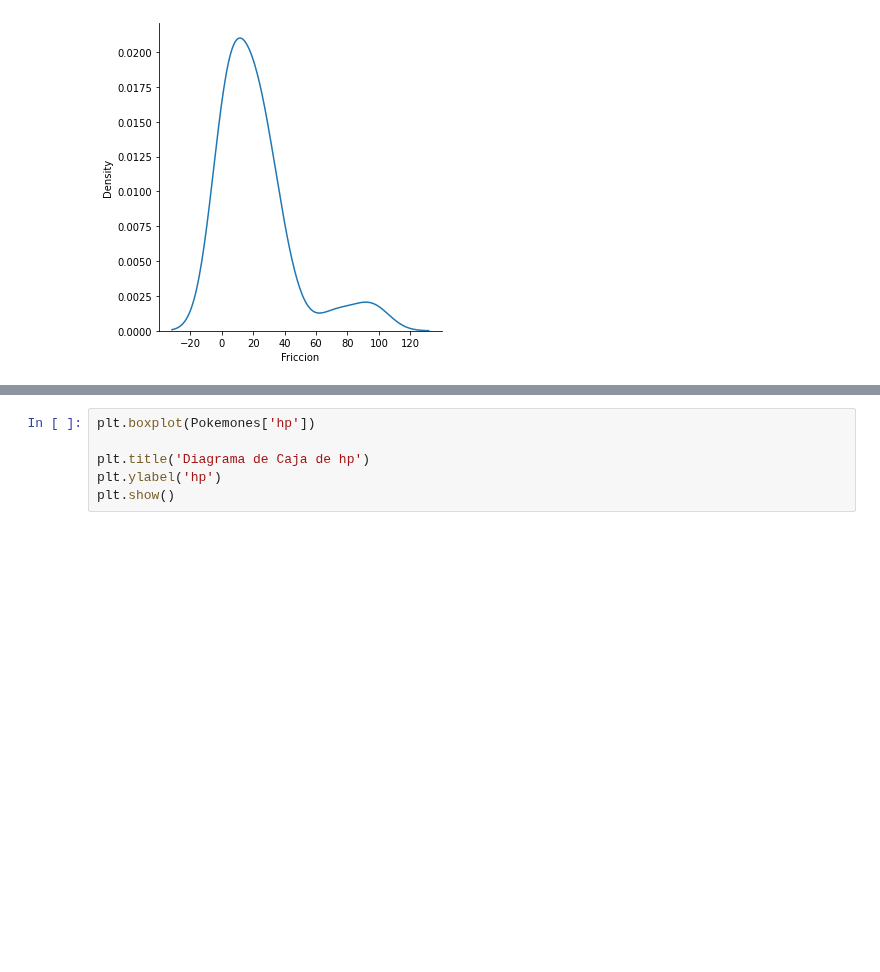
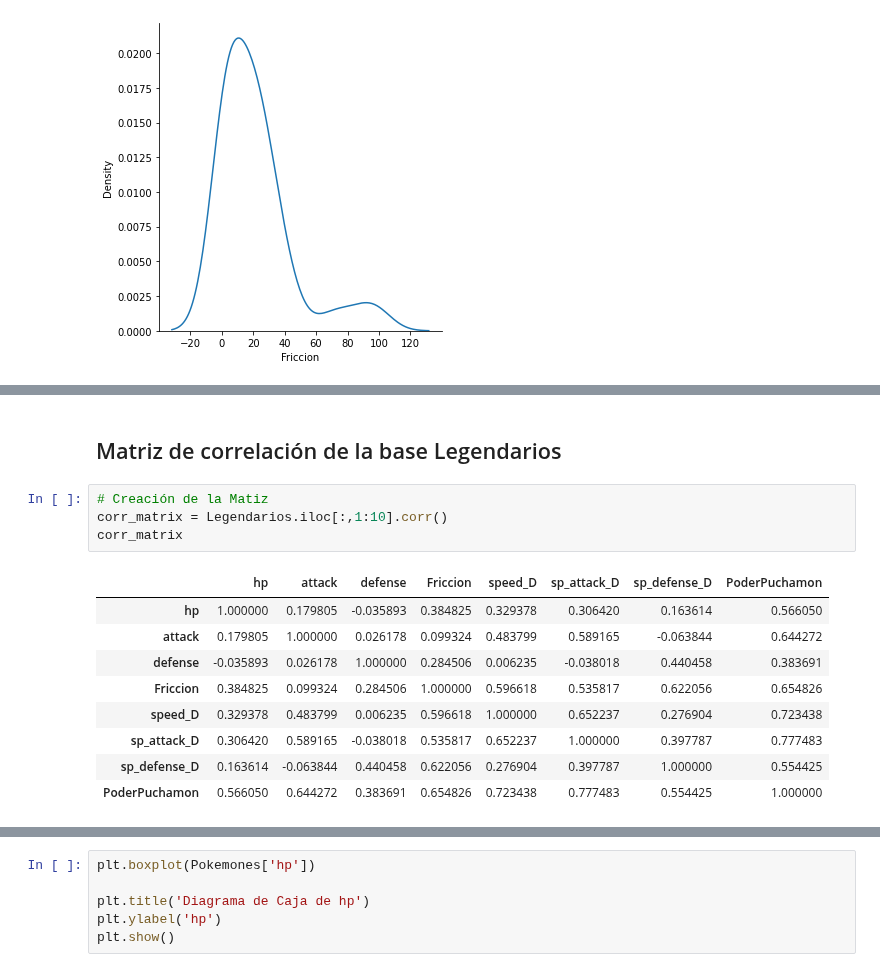
Before and after one commit to Calm-leon/proyecto-an-lisis-de-datos, a Jupyter notebook: Pokemon.ipynb, the cells around one changed output, grey strips where cells are left out. Cells and saved outputs as stored; diff of their text form; blank space fills up the shorter version.

```diff
--- a/Pokemon.ipynb
+++ b/Pokemon.ipynb
@@ -353,0 +440,16 @@ plt.show()
+# %% [markdown]
+## Matriz de correlación de la base Legendarios
+# %%
+# Creación de la Matiz
+corr_matrix = Legendarios.iloc[:,1:10].corr()
+corr_matrix
+# %% [output]
+|  | hp | attack | defense | Friccion | speed_D | sp_attack_D | sp_defense_D | PoderPuchamon |
+| hp | 1.000000 | 0.179805 | -0.035893 | 0.384825 | 0.329378 | 0.306420 | 0.163614 | 0.566050 |
+| attack | 0.179805 | 1.000000 | 0.026178 | 0.099324 | 0.483799 | 0.589165 | -0.063844 | 0.644272 |
+| defense | -0.035893 | 0.026178 | 1.000000 | 0.284506 | 0.006235 | -0.038018 | 0.440458 | 0.383691 |
+| Friccion | 0.384825 | 0.099324 | 0.284506 | 1.000000 | 0.596618 | 0.535817 | 0.622056 | 0.654826 |
+| speed_D | 0.329378 | 0.483799 | 0.006235 | 0.596618 | 1.000000 | 0.652237 | 0.276904 | 0.723438 |
+| sp_attack_D | 0.306420 | 0.589165 | -0.038018 | 0.535817 | 0.652237 | 1.000000 | 0.397787 | 0.777483 |
+| sp_defense_D | 0.163614 | -0.063844 | 0.440458 | 0.622056 | 0.276904 | 0.397787 | 1.000000 | 0.554425 |
+| PoderPuchamon | 0.566050 | 0.644272 | 0.383691 | 0.654826 | 0.723438 | 0.777483 | 0.554425 | 1.000000 |
```
Also changed, not shown: parts of 57 cells of this notebook.
